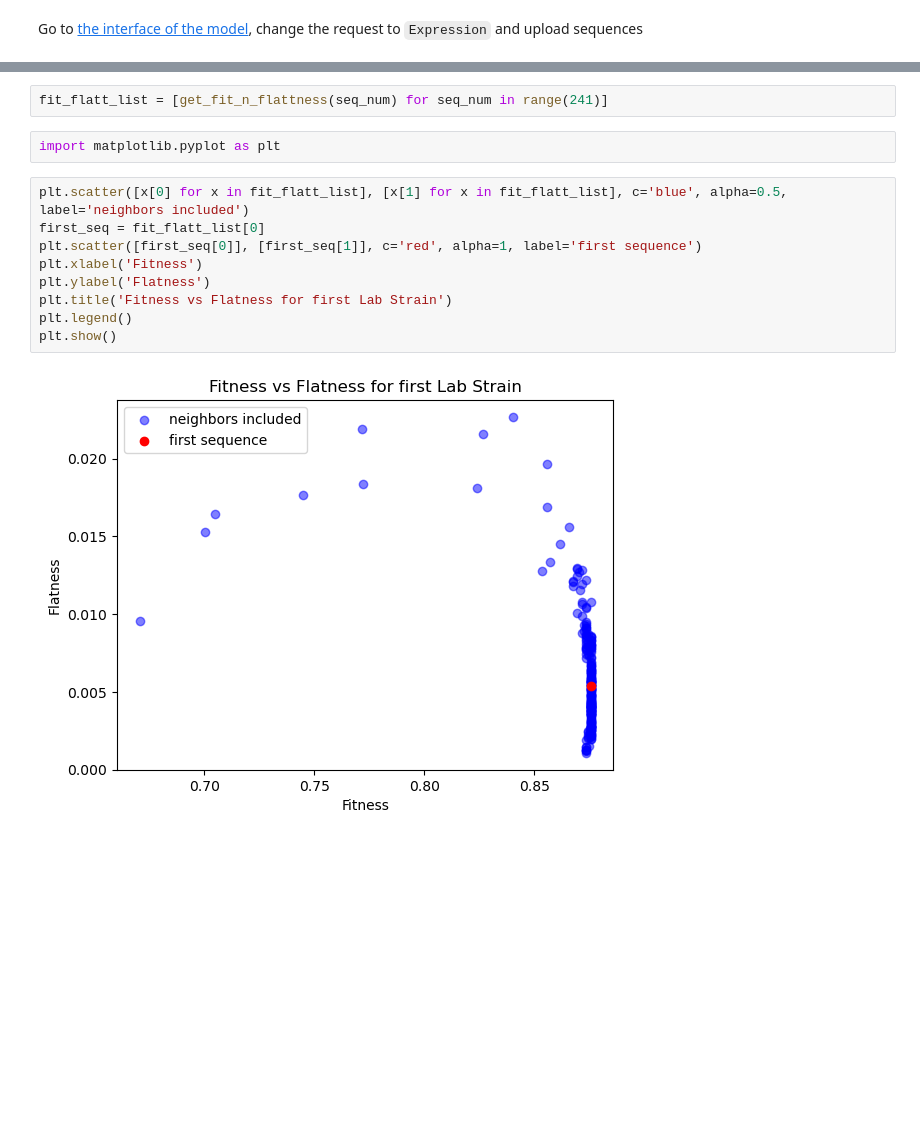
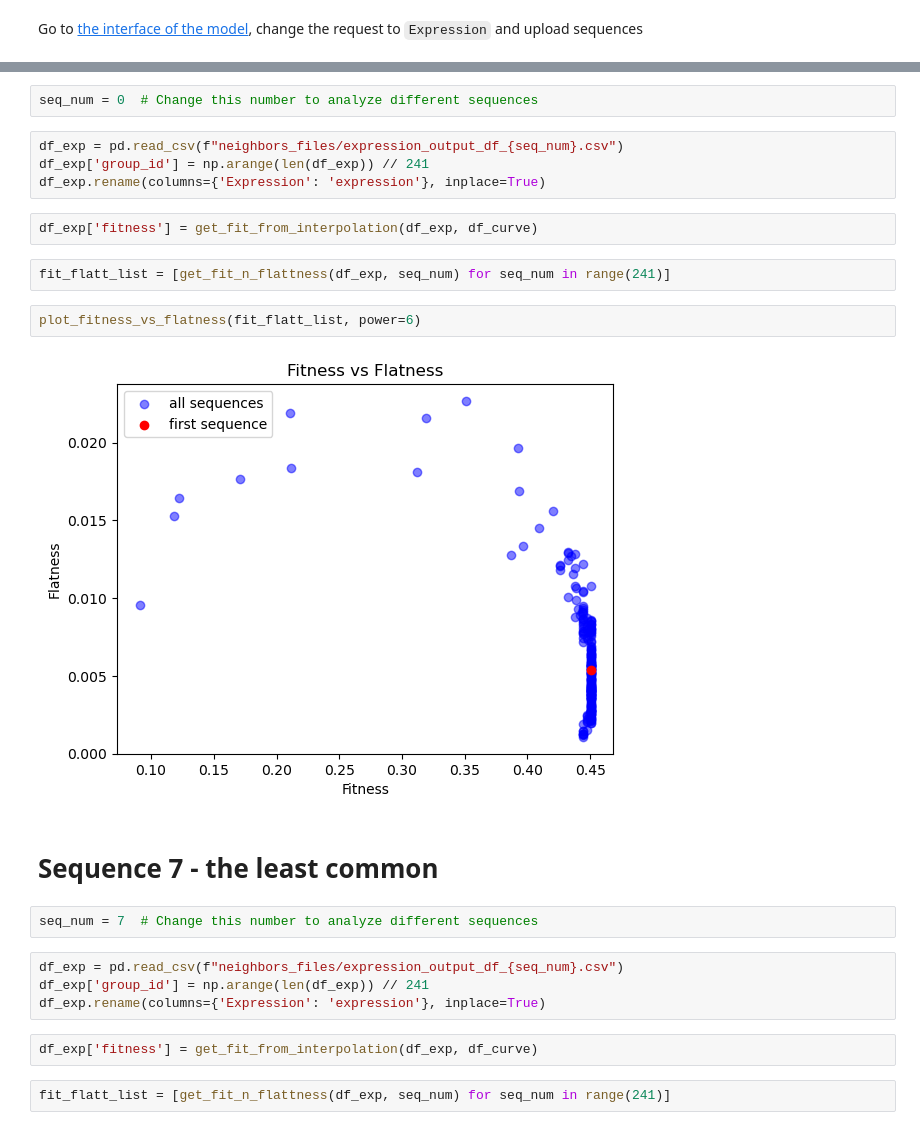
Before and after one commit to Yam-Arieli/Survival-of-the-Flattest, a Jupyter notebook: notebooks/seq_strain.ipynb, the cells around one changed output, grey strips where cells are left out. Drawn from its saved outputs; the diff is of its cells as text; blank space fills up the shorter version.

Commit message:
First results

```diff
--- a/notebooks/seq_strain.ipynb
+++ b/notebooks/seq_strain.ipynb
@@ -70,15 +43,26 @@ def get_fit_n_flattness(seq_num: int):
+# %%
+seq_num = 0  # Change this number to analyze different sequences
+# %%
+df_exp = pd.read_csv(f"neighbors_files/expression_output_df_{seq_num}.csv")
+df_exp['group_id'] = np.arange(len(df_exp)) // 241
+df_exp.rename(columns={'Expression': 'expression'}, inplace=True)
+# %%
+df_exp['fitness'] = get_fit_from_interpolation(df_exp, df_curve)
 # %%
-fit_flatt_list = [get_fit_n_flattness(seq_num) for seq_num in range(241)]
+fit_flatt_list = [get_fit_n_flattness(df_exp, seq_num) for seq_num in range(241)]
-# %%
-import matplotlib.pyplot as plt
-# %%
-plt.scatter([x[0] for x in fit_flatt_list], [x[1] for x in fit_flatt_list], c='blue', alpha=0.5, label='neighbors included')
-first_seq = fit_flatt_list[0]
-plt.scatter([first_seq[0]], [first_seq[1]], c='red', alpha=1, label='first sequence')
-plt.xlabel('Fitness')
-plt.ylabel('Flatness')
-plt.title('Fitness vs Flatness for first Lab Strain')
-plt.legend()
-plt.show()
-# %% [output]
-[figure, removed]
+# %%
+plot_fitness_vs_flatness(fit_flatt_list, power=6)
+# %% [output]
+[figure, added]
+# %% [markdown]
+# Sequence 7 - the least common
+# %%
+seq_num = 7  # Change this number to analyze different sequences
+# %%
+df_exp = pd.read_csv(f"neighbors_files/expression_output_df_{seq_num}.csv")
+df_exp['group_id'] = np.arange(len(df_exp)) // 241
+df_exp.rename(columns={'Expression': 'expression'}, inplace=True)
+# %%
+df_exp['fitness'] = get_fit_from_interpolation(df_exp, df_curve)
+# %%
+fit_flatt_list = [get_fit_n_flattness(df_exp, seq_num) for seq_num in range(241)]
```
Also changed, not shown: parts of 15 cells of this notebook, 12 other files.
